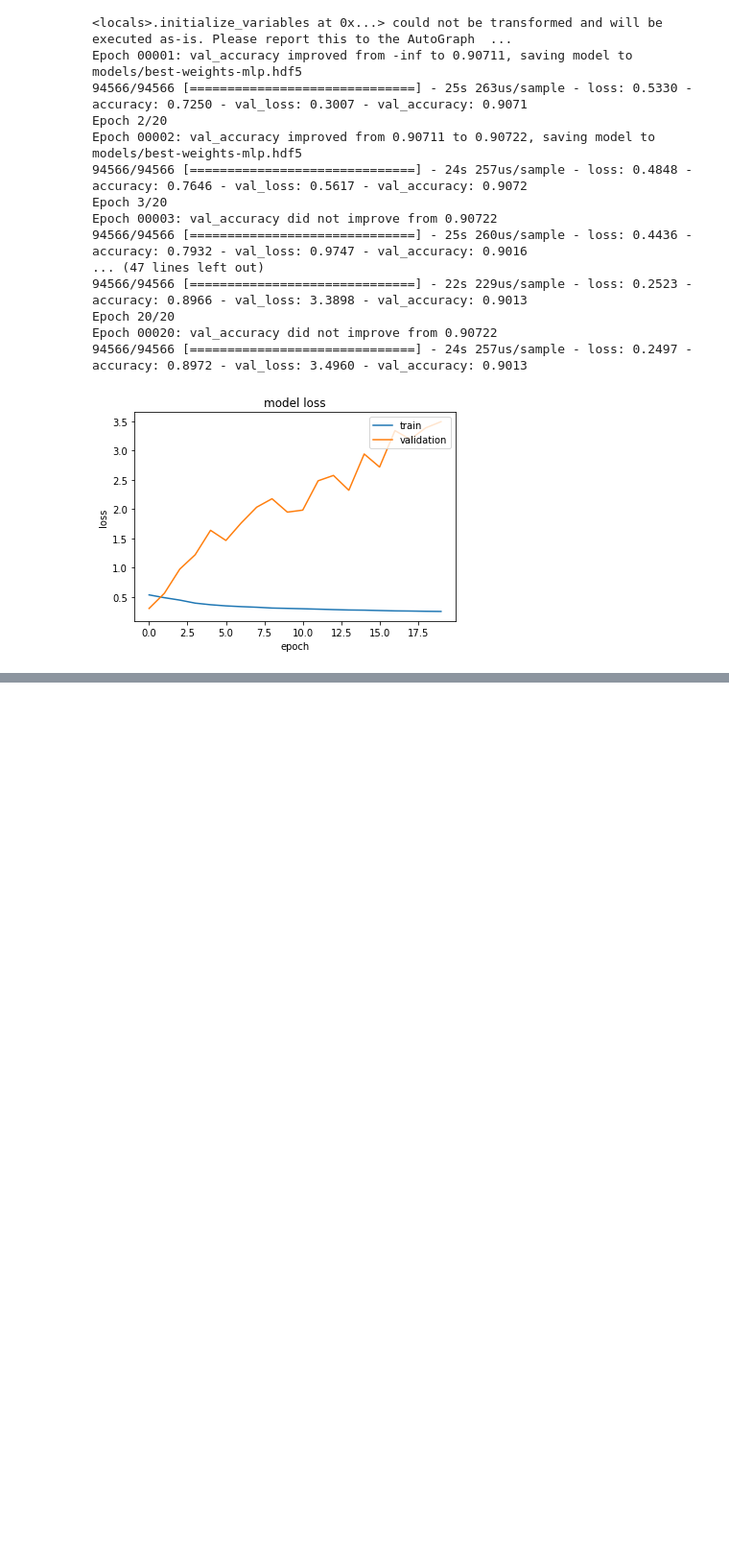
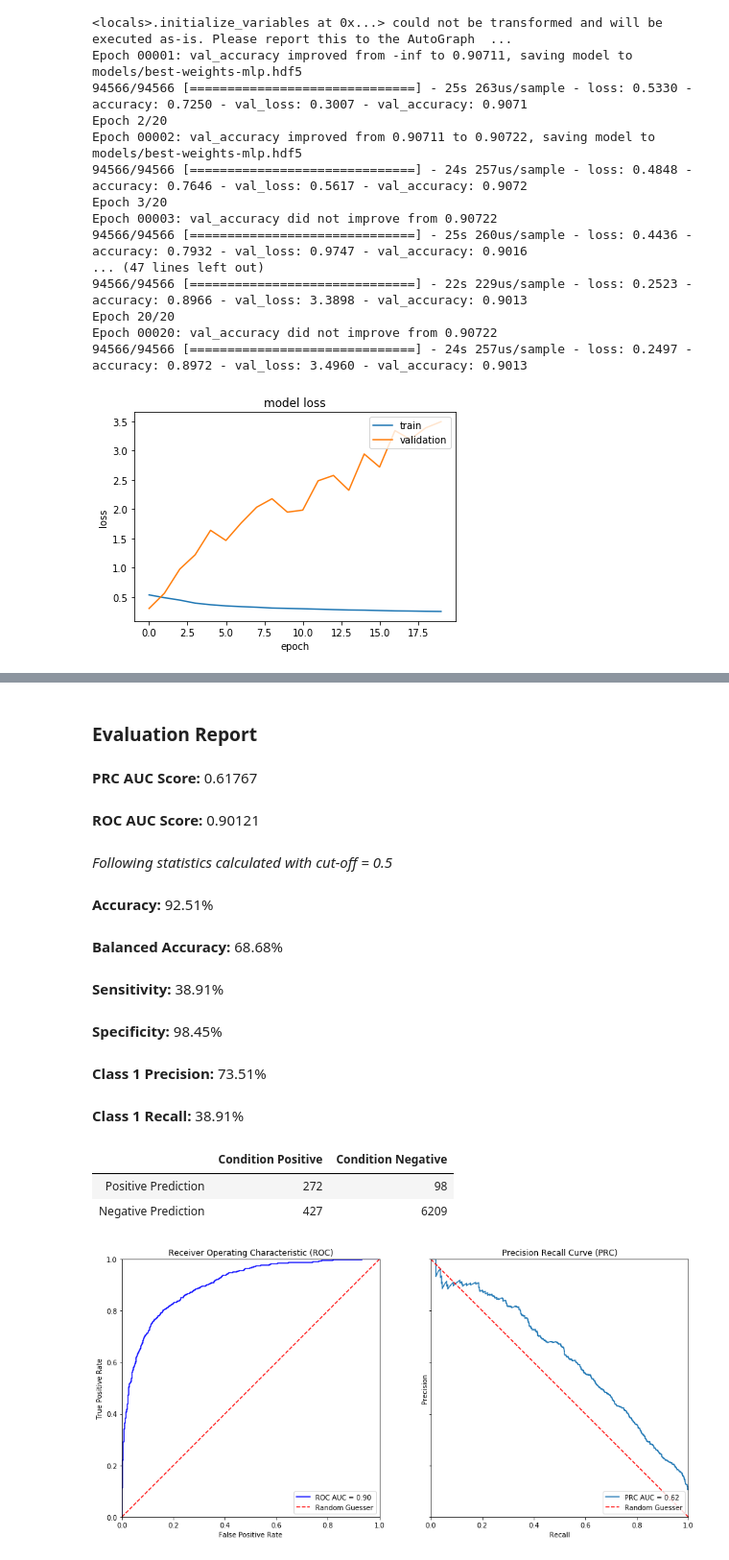
Before and after one commit to JakobGM/machine-learning-course, a Jupyter notebook: project/berild.ipynb, the cells around one changed output, grey strips where cells are left out. Shown at 96% size. Saved outputs shown, nothing was run; the diff lists cells and outputs as text; code cells hidden in the pictures; blank space fills up the shorter version.

```diff
--- a/project/berild.ipynb
+++ b/project/berild.ipynb
@@ -407,0 +426,23 @@ print(conf_mat)
+# %%
+gnb = GaussianNB()
+gnb_model = gnb.fit(data.train_split.X, data.train_split.y)
+# %%
+y_pred = gnb_model.predict_proba(data.test_split.X)
+# %%
+data.evaluate(y_pred[:,1],plot_roc = True)
+# %% [output]
+### Evaluation Report
+__PRC AUC Score:__ 0.61767
+__ROC AUC Score:__ 0.90121
+
+_Following statistics calculated with cut-off = 0.5_
+__Accuracy:__ 92.51%
+__Balanced Accuracy:__ 68.68%
+__Sensitivity:__ 38.91%
+__Specificity:__ 98.45%
+__Class 1 Precision:__ 73.51%
+__Class 1 Recall:__ 38.91%
+|  | Condition Positive | Condition Negative |
+| Positive Prediction | 272 | 98 |
+| Negative Prediction | 427 | 6209 |
+[figure, added]
```
Also changed, not shown: parts of 46 cells of this notebook, 1 other file.
